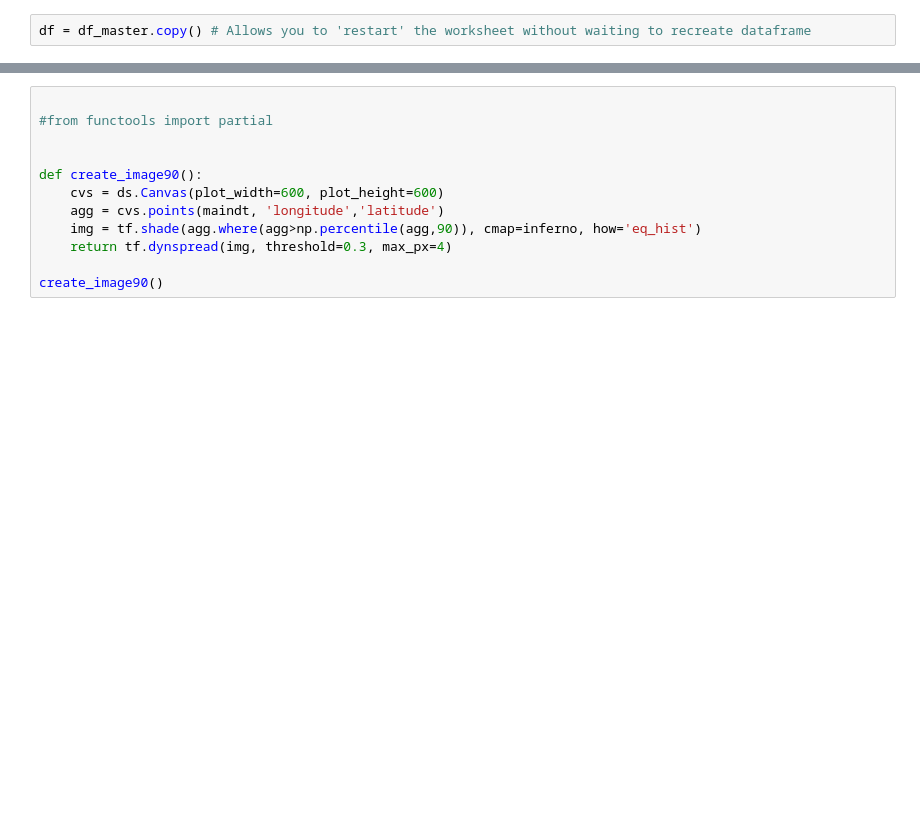
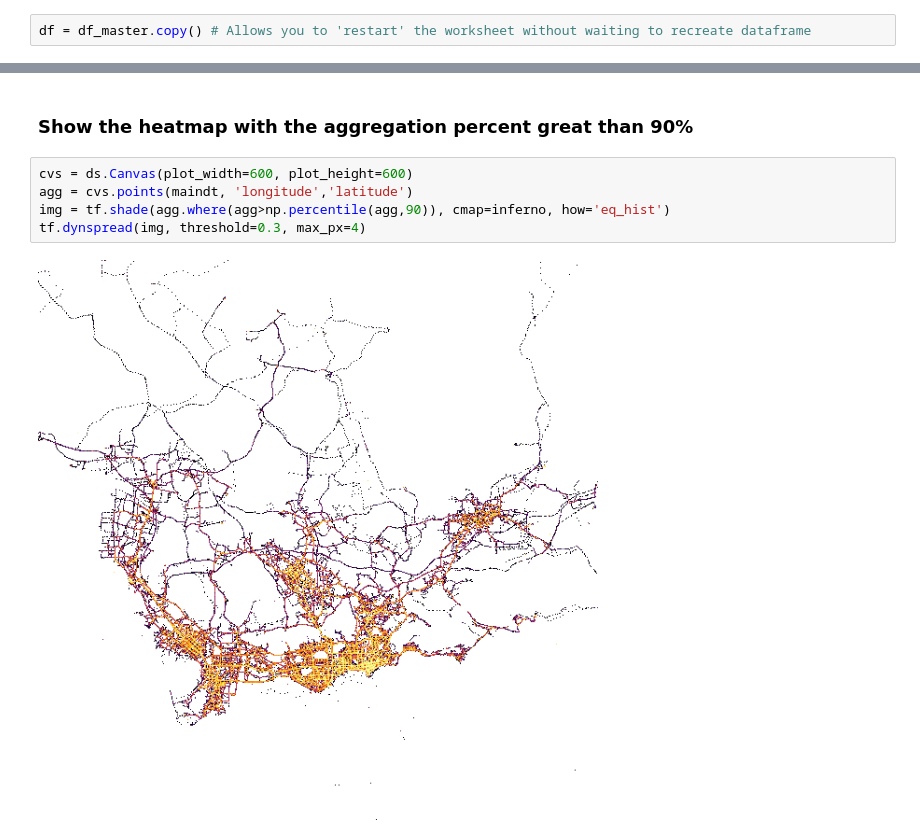
Before and after one commit to cybergis/cybergis-jupyter-notebook-repo, a Jupyter notebook: geospatial/Mobility_Analysis_shenzhen_taxi.ipynb, the cells around one changed output, grey strips where cells are left out. Cells and saved outputs as stored; diff of their text form; blank space fills up the shorter version.

```diff
--- a/geospatial/Mobility_Analysis_shenzhen_taxi.ipynb
+++ b/geospatial/Mobility_Analysis_shenzhen_taxi.ipynb
@@ -168,12 +212,9 @@ create_image()
+# %% [markdown]
+### Show the heatmap with the aggregation percent great than 90%
 # %%
-
-#from functools import partial
-
-
-def create_image90():
-    cvs = ds.Canvas(plot_width=600, plot_height=600)
-    agg = cvs.points(maindt, 'longitude','latitude')
-    img = tf.shade(agg.where(agg>np.percentile(agg,90)), cmap=inferno, how='eq_hist')
-    return tf.dynspread(img, threshold=0.3, max_px=4)
-
-create_image90()
+cvs = ds.Canvas(plot_width=600, plot_height=600)
+agg = cvs.points(maindt, 'longitude','latitude')
+img = tf.shade(agg.where(agg>np.percentile(agg,90)), cmap=inferno, how='eq_hist')
+tf.dynspread(img, threshold=0.3, max_px=4)
+# %% [output]
+[figure, added]
```
Also changed, not shown: parts of 32 cells of this notebook.
